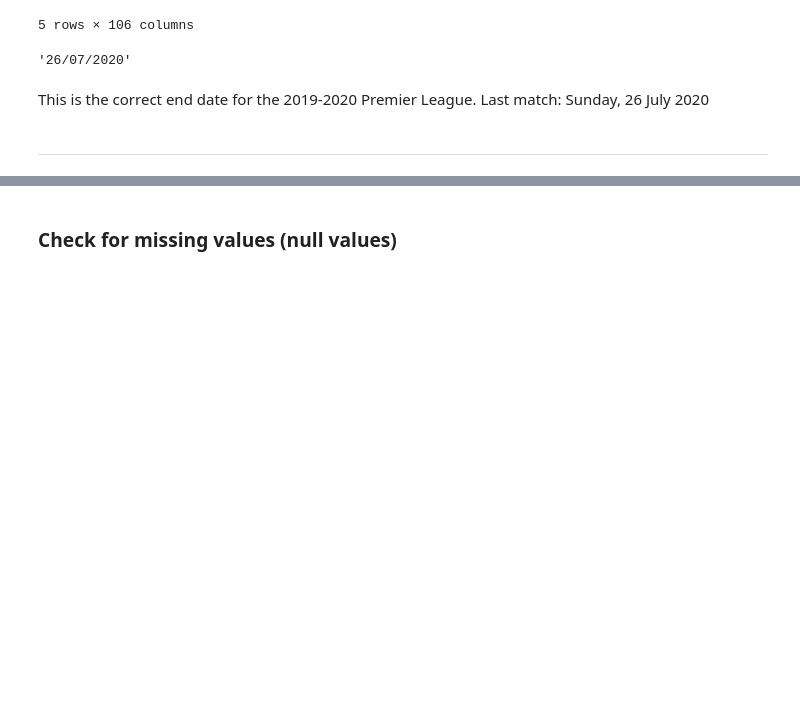
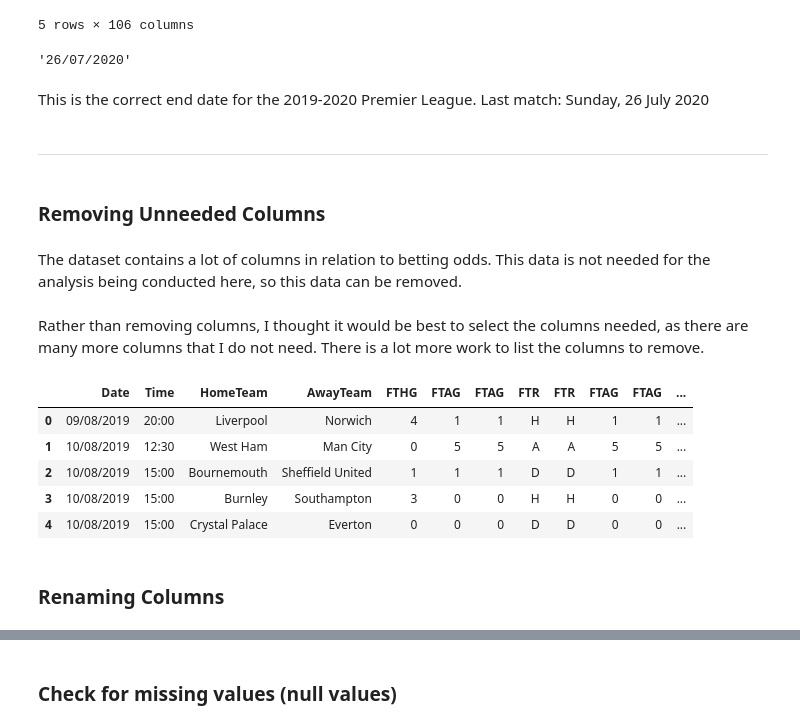
Before and after one commit to CharlesPeterMcCarthy/english-premier-league-2019-2020-statistical-analysis, a Jupyter notebook: epl-2019-2020.ipynb, the cells around one changed output, grey strips where cells are left out. Drawn from its saved outputs; the diff is of its cells as text; code cells hidden in the pictures; blank space fills up the shorter version.

Commit message:
Remove Unused Columns From Match Dataset

```diff
--- a/epl-2019-2020.ipynb
+++ b/epl-2019-2020.ipynb
@@ -110,3 +112,7 @@ matches_df.iloc[-1].Date
 This is the correct end date for the 2019-2020 Premier League. Last match: Sunday, 26 July 2020
 # %% [markdown]
 ---
+# %% [markdown]
+### Removing Unneeded Columns
+# %% [markdown]
+The dataset contains a lot of columns in relation to betting odds. This data is not needed for the analysis being conducted here, so this data can be removed.
@@ -112,0 +139,39 @@ This is the correct end date for the 2019-2020 Premier League. Last match: Sunda
+# %% [markdown]
+Rather than removing columns, I thought it would be best to select the columns needed, as there are many more columns that I do not need. There is a lot more work to list the columns to remove.
+# %%
+matches_df = matches_df[[
+    'Date',
+    'Time',
+    'HomeTeam',
+    'AwayTeam',
+    'FTHG',
+    'FTAG',
+    'FTR',
+    'FTAG',
+    'FTR',
+    'HTHG',
+    'Referee',
+    'HS',
+    'AS',
+    'HST',
+    'AST',
+    'HF',
+    'AF',
+    'HC',
+    'AC',
+    'HY',
+    'AY',
+    'HR',
+    'AR'
+]]
+# %%
+matches_df.head()
+# %% [output]
+|  | Date | Time | HomeTeam | AwayTeam | FTHG | FTAG | FTAG | FTR | FTR | FTAG | FTAG | ... |
+| 0 | 09/08/2019 | 20:00 | Liverpool | Norwich | 4 | 1 | 1 | H | H | 1 | 1 | ... |
+| 1 | 10/08/2019 | 12:30 | West Ham | Man City | 0 | 5 | 5 | A | A | 5 | 5 | ... |
+| 2 | 10/08/2019 | 15:00 | Bournemouth | Sheffield United | 1 | 1 | 1 | D | D | 1 | 1 | ... |
+| 3 | 10/08/2019 | 15:00 | Burnley | Southampton | 3 | 0 | 0 | H | H | 0 | 0 | ... |
+| 4 | 10/08/2019 | 15:00 | Crystal Palace | Everton | 0 | 0 | 0 | D | D | 0 | 0 | ... |
+# %% [markdown]
+### Renaming Columns
```
Also changed, not shown: parts of 10 cells of this notebook.
